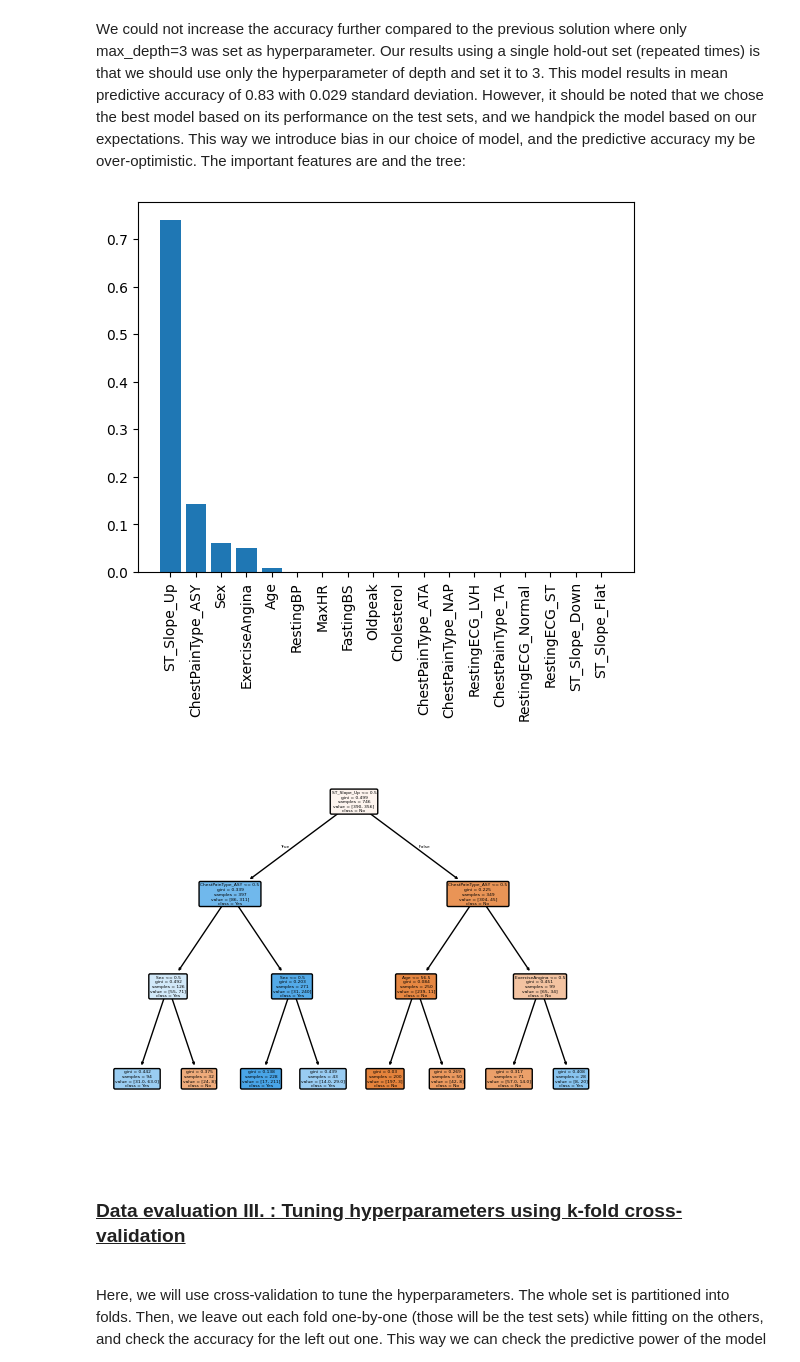
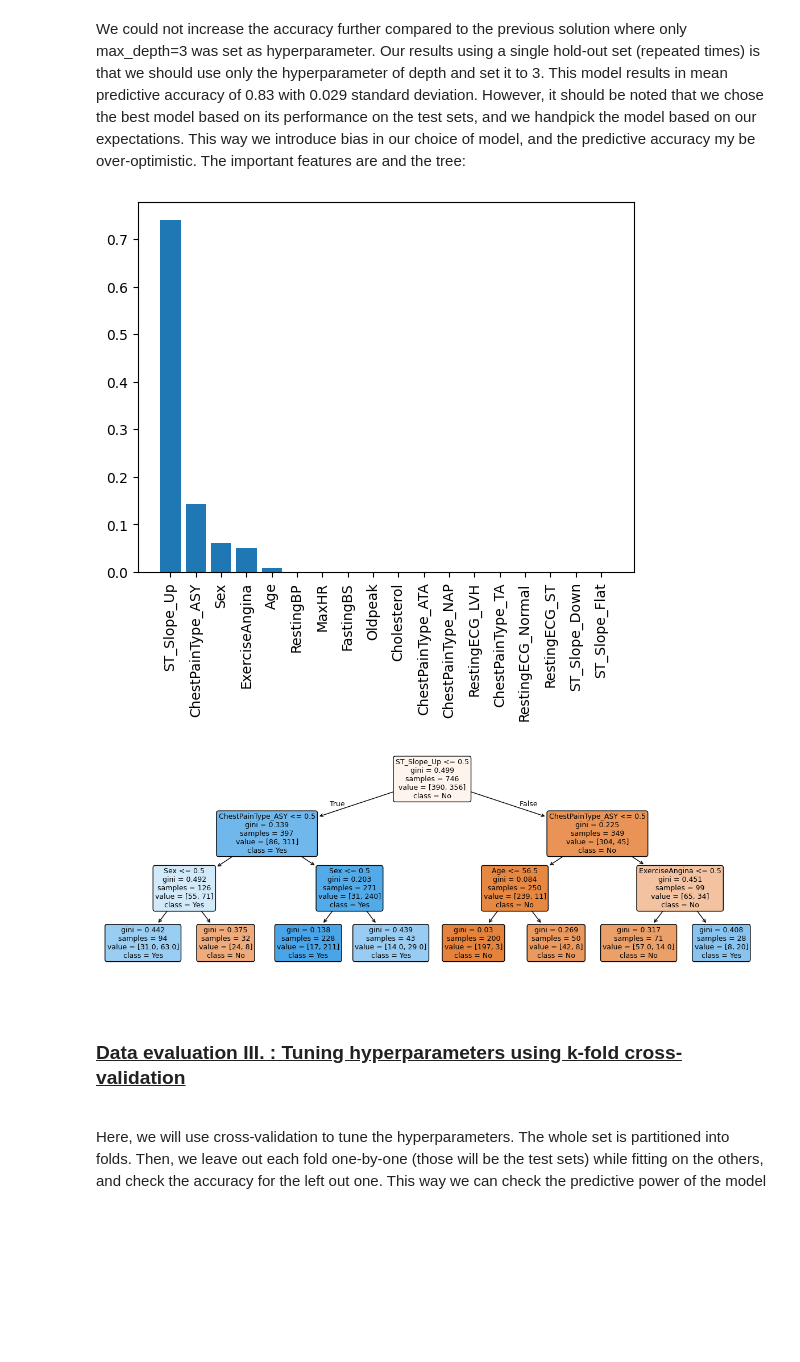
Before and after one commit to MMateo1120/machine_learning_tutorials, a Jupyter notebook: decision_tree.ipynb, the cells around one changed output. Drawn from its saved outputs; the diff is of its cells as text; code cells hidden in the pictures; blank space fills up the shorter version.

```diff
--- a/decision_tree.ipynb
+++ b/decision_tree.ipynb
@@ -590,26 +590,27 @@ We could not increase the accuracy further compared to the previous solution whe
 # %%
 clf.fit(X, y)
 
 imps = clf.feature_importances_
 imps = pd.Series(imps, index=X.columns.tolist())
 imps = imps.sort_values(ascending=False)
 plt.bar(imps.index, imps.values)
 plt.xticks(rotation=90)
 
 
-fig = plt.figure()
+fig = plt.figure(figsize=(15,5))
 _ = tree.plot_tree(
     clf,
     feature_names=X.columns.tolist(),
     class_names=["No", "Yes"],
     filled=True,
     rounded=True,
+    fontsize=9
 )
 
 plt.show()
 # %% [output]
 [figure]
-[figure, old version]
+[figure, new version]
 # %% [markdown]
 <br/>   <a id='section4'></a>
 
```
Also changed, not shown: parts of 16 cells of this notebook.
